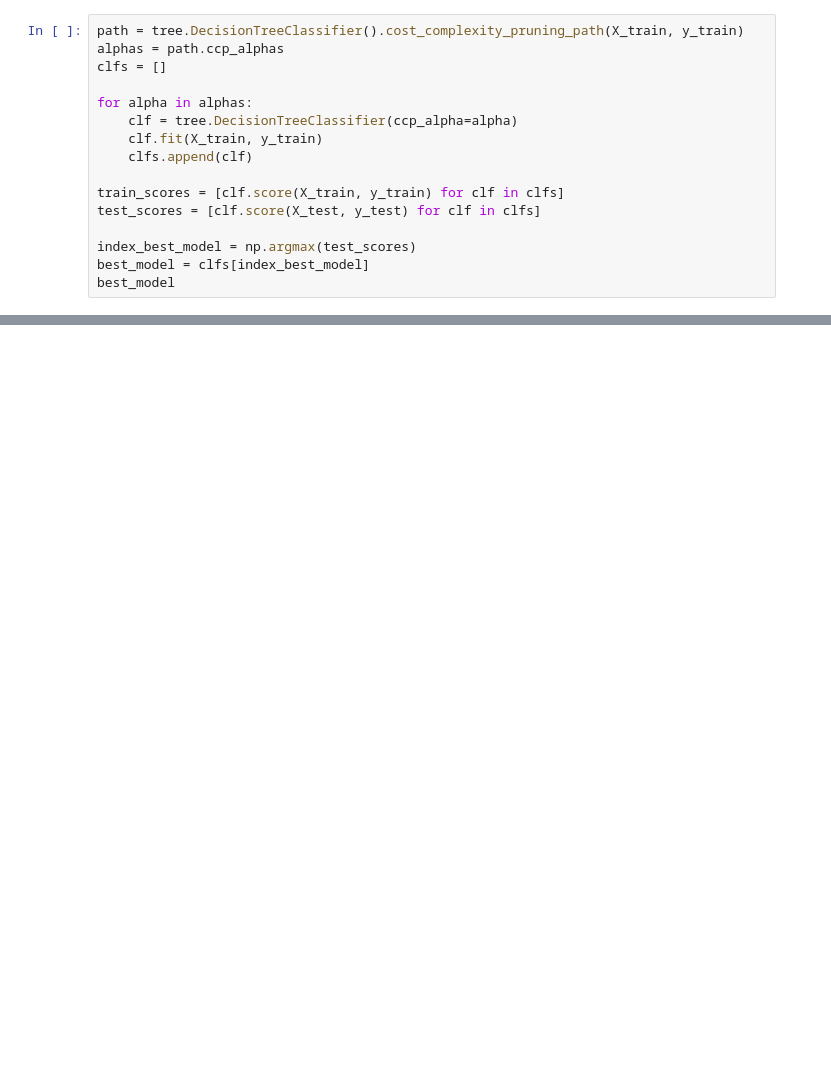
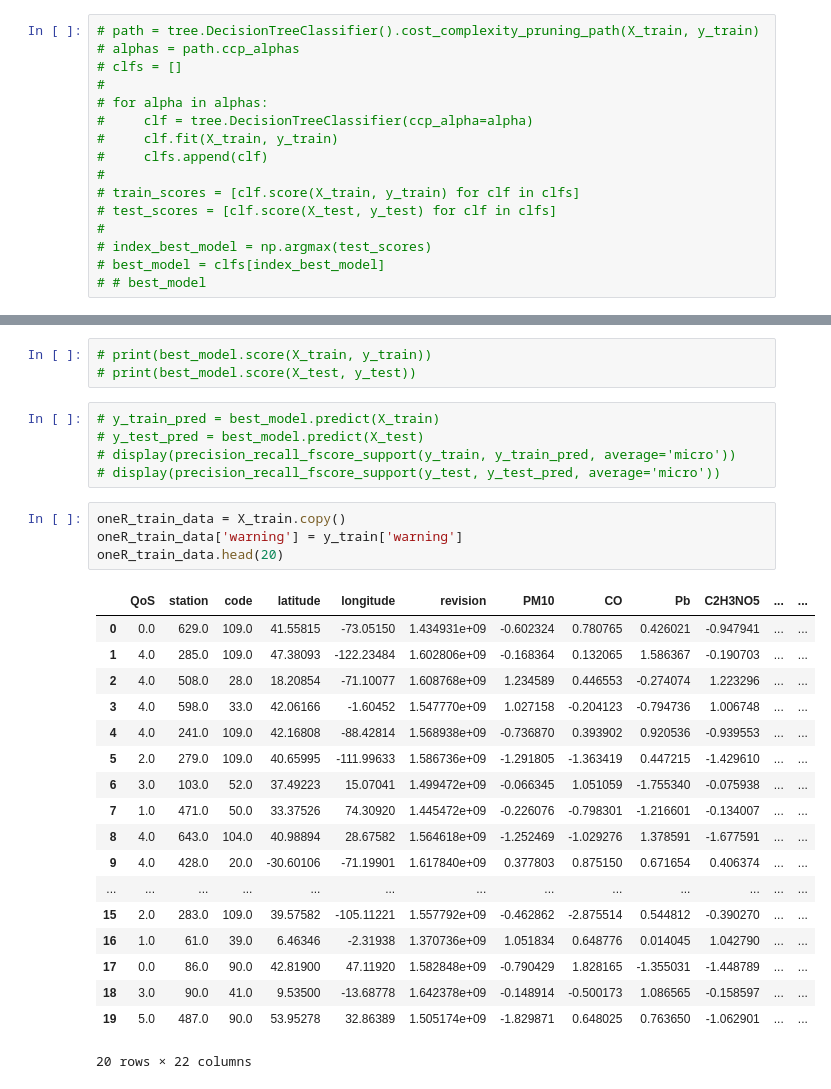
Before and after one commit to berny-29/IAU, a Jupyter notebook: 3.ipynb, the cells around one changed output, grey strips where cells are left out. Drawn from its saved outputs; the diff is of its cells as text; blank space fills up the shorter version.

```diff
--- a/3.ipynb
+++ b/3.ipynb
@@ -21,16 +29,16 @@ print(clf.score(X_test, y_test))
 # %%
-path = tree.DecisionTreeClassifier().cost_complexity_pruning_path(X_train, y_train)
-alphas = path.ccp_alphas
-clfs = []
-
-for alpha in alphas:
-    clf = tree.DecisionTreeClassifier(ccp_alpha=alpha)
-    clf.fit(X_train, y_train)
-    clfs.append(clf)
-
-train_scores = [clf.score(X_train, y_train) for clf in clfs]
-test_scores = [clf.score(X_test, y_test) for clf in clfs]
-
-index_best_model = np.argmax(test_scores)
-best_model = clfs[index_best_model]
-best_model
+# path = tree.DecisionTreeClassifier().cost_complexity_pruning_path(X_train, y_train)
+# alphas = path.ccp_alphas
+# clfs = []
+#
+# for alpha in alphas:
+#     clf = tree.DecisionTreeClassifier(ccp_alpha=alpha)
+#     clf.fit(X_train, y_train)
+#     clfs.append(clf)
+#
+# train_scores = [clf.score(X_train, y_train) for clf in clfs]
+# test_scores = [clf.score(X_test, y_test) for clf in clfs]
+#
+# index_best_model = np.argmax(test_scores)
+# best_model = clfs[index_best_model]
+# # best_model
@@ -38,0 +61,31 @@ DecisionTreeClassifier(ccp_alpha=0.00030540399310180835)
+# %%
+# print(best_model.score(X_train, y_train))
+# print(best_model.score(X_test, y_test))
+# %%
+# y_train_pred = best_model.predict(X_train)
+# y_test_pred = best_model.predict(X_test)
+# display(precision_recall_fscore_support(y_train, y_train_pred, average='micro'))
+# display(precision_recall_fscore_support(y_test, y_test_pred, average='micro'))
+# %%
+oneR_train_data = X_train.copy()
+oneR_train_data['warning'] = y_train['warning']
+oneR_train_data.head(20)
+# %% [output]
+|  | QoS | station | code | latitude | longitude | revision | PM10 | CO | Pb | C2H3NO5 | ... | ... |
+| 0 | 0.0 | 629.0 | 109.0 | 41.55815 | -73.05150 | 1.434931e+09 | -0.602324 | 0.780765 | 0.426021 | -0.947941 | ... | ... |
+| 1 | 4.0 | 285.0 | 109.0 | 47.38093 | -122.23484 | 1.602806e+09 | -0.168364 | 0.132065 | 1.586367 | -0.190703 | ... | ... |
+| 2 | 4.0 | 508.0 | 28.0 | 18.20854 | -71.10077 | 1.608768e+09 | 1.234589 | 0.446553 | -0.274074 | 1.223296 | ... | ... |
+| 3 | 4.0 | 598.0 | 33.0 | 42.06166 | -1.60452 | 1.547770e+09 | 1.027158 | -0.204123 | -0.794736 | 1.006748 | ... | ... |
+| 4 | 4.0 | 241.0 | 109.0 | 42.16808 | -88.42814 | 1.568938e+09 | -0.736870 | 0.393902 | 0.920536 | -0.939553 | ... | ... |
+| 5 | 2.0 | 279.0 | 109.0 | 40.65995 | -111.99633 | 1.586736e+09 | -1.291805 | -1.363419 | 0.447215 | -1.429610 | ... | ... |
+| 6 | 3.0 | 103.0 | 52.0 | 37.49223 | 15.07041 | 1.499472e+09 | -0.066345 | 1.051059 | -1.755340 | -0.075938 | ... | ... |
+| 7 | 1.0 | 471.0 | 50.0 | 33.37526 | 74.30920 | 1.445472e+09 | -0.226076 | -0.798301 | -1.216601 | -0.134007 | ... | ... |
+| 8 | 4.0 | 643.0 | 104.0 | 40.98894 | 28.67582 | 1.564618e+09 | -1.252469 | -1.029276 | 1.378591 | -1.677591 | ... | ... |
+| 9 | 4.0 | 428.0 | 20.0 | -30.60106 | -71.19901 | 1.617840e+09 | 0.377803 | 0.875150 | 0.671654 | 0.406374 | ... | ... |
+| ... | ... | ... | ... | ... | ... | ... | ... | ... | ... | ... | ... | ... |
+| 15 | 2.0 | 283.0 | 109.0 | 39.57582 | -105.11221 | 1.557792e+09 | -0.462862 | -2.875514 | 0.544812 | -0.390270 | ... | ... |
+| 16 | 1.0 | 61.0 | 39.0 | 6.46346 | -2.31938 | 1.370736e+09 | 1.051834 | 0.648776 | 0.014045 | 1.042790 | ... | ... |
+| 17 | 0.0 | 86.0 | 90.0 | 42.81900 | 47.11920 | 1.582848e+09 | -0.790429 | 1.828165 | -1.355031 | -1.448789 | ... | ... |
+| 18 | 3.0 | 90.0 | 41.0 | 9.53500 | -13.68778 | 1.642378e+09 | -0.148914 | -0.500173 | 1.086565 | -0.158597 | ... | ... |
+| 19 | 5.0 | 487.0 | 90.0 | 53.95278 | 32.86389 | 1.505174e+09 | -1.829871 | 0.648025 | 0.763650 | -1.062901 | ... | ... |
+20 rows × 22 columns
```
Also changed, not shown: parts of 9 cells of this notebook, 5 other files.
